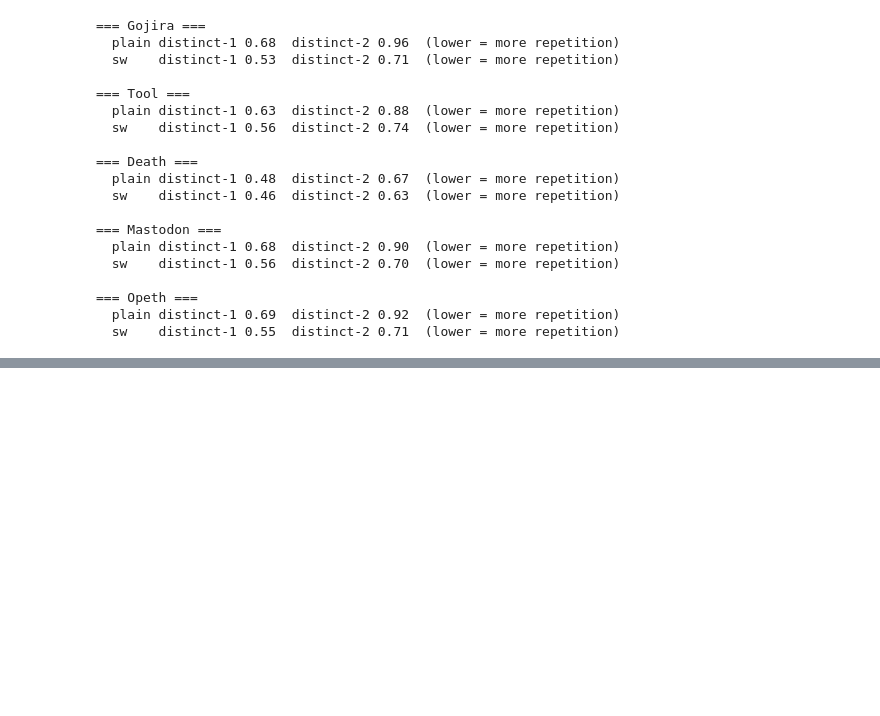
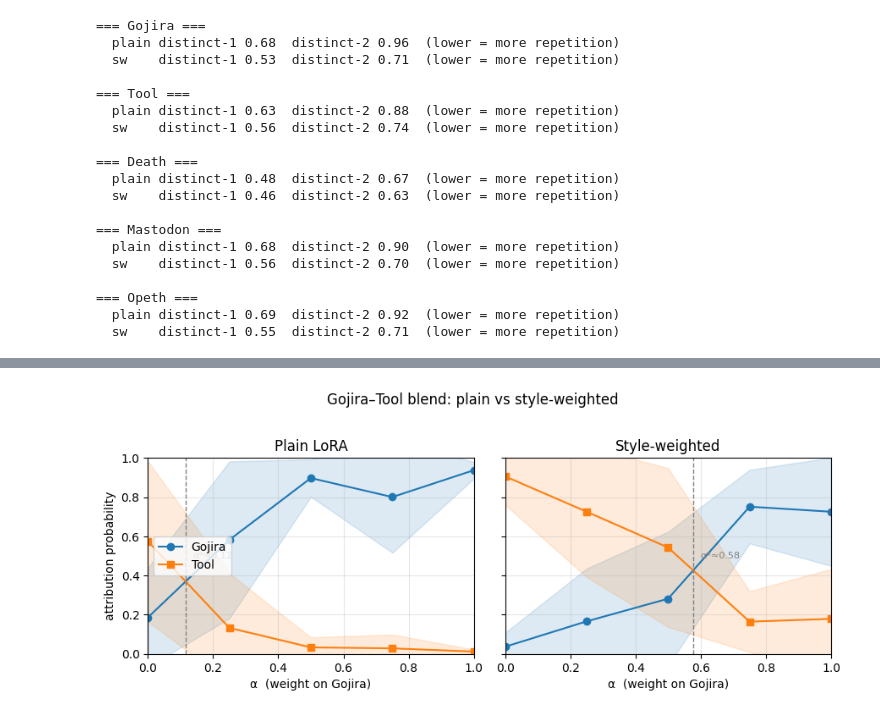
Before and after one commit to raccoon-42/lora-lyrics, a Jupyter notebook: src/09_sw_compare.ipynb, the cells around one changed output, grey strips where cells are left out. Cells and saved outputs as stored; diff of their text form; code cells hidden in the pictures; blank space fills up the shorter version.

```diff
--- a/src/09_sw_compare.ipynb
+++ b/src/09_sw_compare.ipynb
@@ -241,0 +254,57 @@ for artist in ARTISTS:
+# %%
+import numpy as np
+import matplotlib.pyplot as plt
+
+BLENDS_DIR = RESULTS_DIR / "blends"
+
+
+def load_pair(pair):
+    """alphas, list-of-dfs, and the two endpoint artist names for a blend pair."""
+    files = sorted(BLENDS_DIR.glob(f"{pair}/a*.json"), key=lambda p: float(p.stem[1:]))
+    alphas, dfs, sa, sb = [], [], None, None
+    for f in files:
+        j = json.load(open(f))
+        alphas.append(j["alpha"]); dfs.append(pd.DataFrame(j["df"])); sa, sb = j["src_a"], j["src_b"]
+    ea = next(a for a in ARTISTS if a.lower() == sa.split("_")[0])
+    eb = next(a for a in ARTISTS if a.lower() == sb.split("_")[0])
+    return np.array(alphas), dfs, ea, eb
+
+
+def stat(dfs, artist):
+    return (np.array([d[artist].mean() for d in dfs]),
+            np.array([d[artist].std() for d in dfs]))
+
+
+def crossover(alphas, g, p):
+    """alpha where the Gojira curve overtakes the partner (linear interp)."""
+    d = g - p
+    for i in range(len(d) - 1):
+        if d[i] <= 0 <= d[i + 1]:
+            return alphas[i] - d[i] * (alphas[i + 1] - alphas[i]) / (d[i + 1] - d[i])
+    return None
+
+
+# --- Figure 1: plain vs SW on Gojira+Tool (the crossover shift) ---
+fig, axes = plt.subplots(1, 2, figsize=(9, 3.6), sharey=True)
+for ax, (pair, title) in zip(axes, [("gojira_tool", "Plain LoRA"),
+                                     ("gojira_sw_tool_sw", "Style-weighted")]):
+    alphas, dfs, ea, eb = load_pair(pair)
+    gm, gs = stat(dfs, ea); pm, ps = stat(dfs, eb)
+    ax.plot(alphas, gm, "-o", color="C0", label=ea)
+    ax.fill_between(alphas, gm - gs, gm + gs, color="C0", alpha=0.15)
+    ax.plot(alphas, pm, "-s", color="C1", label=eb)
+    ax.fill_between(alphas, pm - ps, pm + ps, color="C1", alpha=0.15)
+    xc = crossover(alphas, gm, pm)
+    if xc is not None:
+        ax.axvline(xc, ls="--", color="gray", lw=1)
+        ax.annotate(f"α*≈{xc:.2f}", (xc, 0.5), xytext=(6, 0),
+                    textcoords="offset points", va="center", fontsize=8, color="gray")
+    ax.set_title(title); ax.set_xlabel(f"α  (weight on {ea})")
+    ax.set_xlim(0, 1); ax.set_ylim(0, 1); ax.grid(alpha=0.3)
+axes[0].set_ylabel("attribution probability"); axes[0].legend(loc="center left")
+fig.suptitle("Gojira–Tool blend: plain vs style-weighted", y=1.02)
+fig.tight_layout()
+fig.savefig("../report/figures/blend_sw_gojira_tool.pdf", bbox_inches="tight")
+plt.show()
+# %% [output]
+[figure, added]
```
Also changed, not shown: parts of 2 cells of this notebook, 2 other files.
